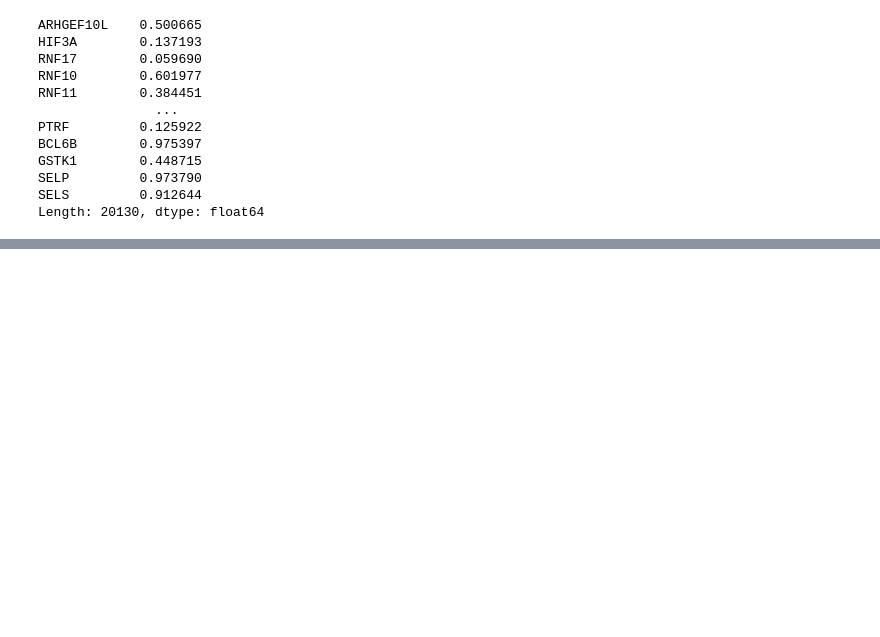
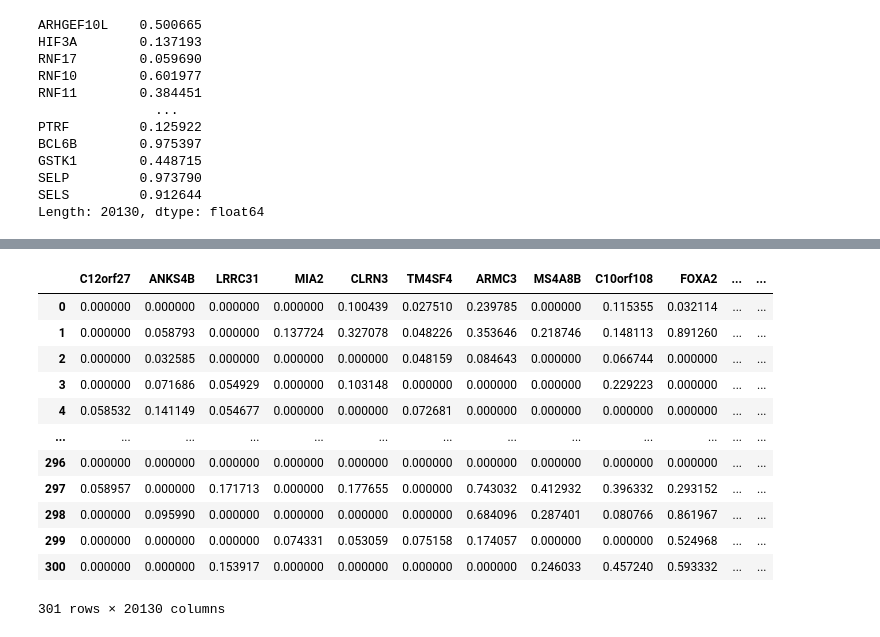
Before and after one commit to Ruvindya/ResearchProject-PreProcessing, a Jupyter notebook: HiSeqV2_ChisquareTest.ipynb, the cells around one changed output, grey strips where cells are left out. Cells and saved outputs as stored; diff of their text form; code cells hidden in the pictures; blank space fills up the shorter version.

```diff
--- a/HiSeqV2_ChisquareTest.ipynb
+++ b/HiSeqV2_ChisquareTest.ipynb
@@ -115,0 +168,16 @@ plt.show()
+# %%
+HiSeqV2_sorted_f_scores
+# %% [output]
+|  | C12orf27 | ANKS4B | LRRC31 | MIA2 | CLRN3 | TM4SF4 | ARMC3 | MS4A8B | C10orf108 | FOXA2 | ... | ... |
+| 0 | 0.000000 | 0.000000 | 0.000000 | 0.000000 | 0.100439 | 0.027510 | 0.239785 | 0.000000 | 0.115355 | 0.032114 | ... | ... |
+| 1 | 0.000000 | 0.058793 | 0.000000 | 0.137724 | 0.327078 | 0.048226 | 0.353646 | 0.218746 | 0.148113 | 0.891260 | ... | ... |
+| 2 | 0.000000 | 0.032585 | 0.000000 | 0.000000 | 0.000000 | 0.048159 | 0.084643 | 0.000000 | 0.066744 | 0.000000 | ... | ... |
+| 3 | 0.000000 | 0.071686 | 0.054929 | 0.000000 | 0.103148 | 0.000000 | 0.000000 | 0.000000 | 0.229223 | 0.000000 | ... | ... |
+| 4 | 0.058532 | 0.141149 | 0.054677 | 0.000000 | 0.000000 | 0.072681 | 0.000000 | 0.000000 | 0.000000 | 0.000000 | ... | ... |
+| ... | ... | ... | ... | ... | ... | ... | ... | ... | ... | ... | ... | ... |
+| 296 | 0.000000 | 0.000000 | 0.000000 | 0.000000 | 0.000000 | 0.000000 | 0.000000 | 0.000000 | 0.000000 | 0.000000 | ... | ... |
+| 297 | 0.058957 | 0.000000 | 0.171713 | 0.000000 | 0.177655 | 0.000000 | 0.743032 | 0.412932 | 0.396332 | 0.293152 | ... | ... |
+| 298 | 0.000000 | 0.095990 | 0.000000 | 0.000000 | 0.000000 | 0.000000 | 0.684096 | 0.287401 | 0.080766 | 0.861967 | ... | ... |
+| 299 | 0.000000 | 0.000000 | 0.000000 | 0.074331 | 0.053059 | 0.075158 | 0.174057 | 0.000000 | 0.000000 | 0.524968 | ... | ... |
+| 300 | 0.000000 | 0.000000 | 0.153917 | 0.000000 | 0.000000 | 0.000000 | 0.000000 | 0.246033 | 0.457240 | 0.593332 | ... | ... |
+301 rows × 20130 columns
```
Also changed, not shown: parts of 9 cells of this notebook.
